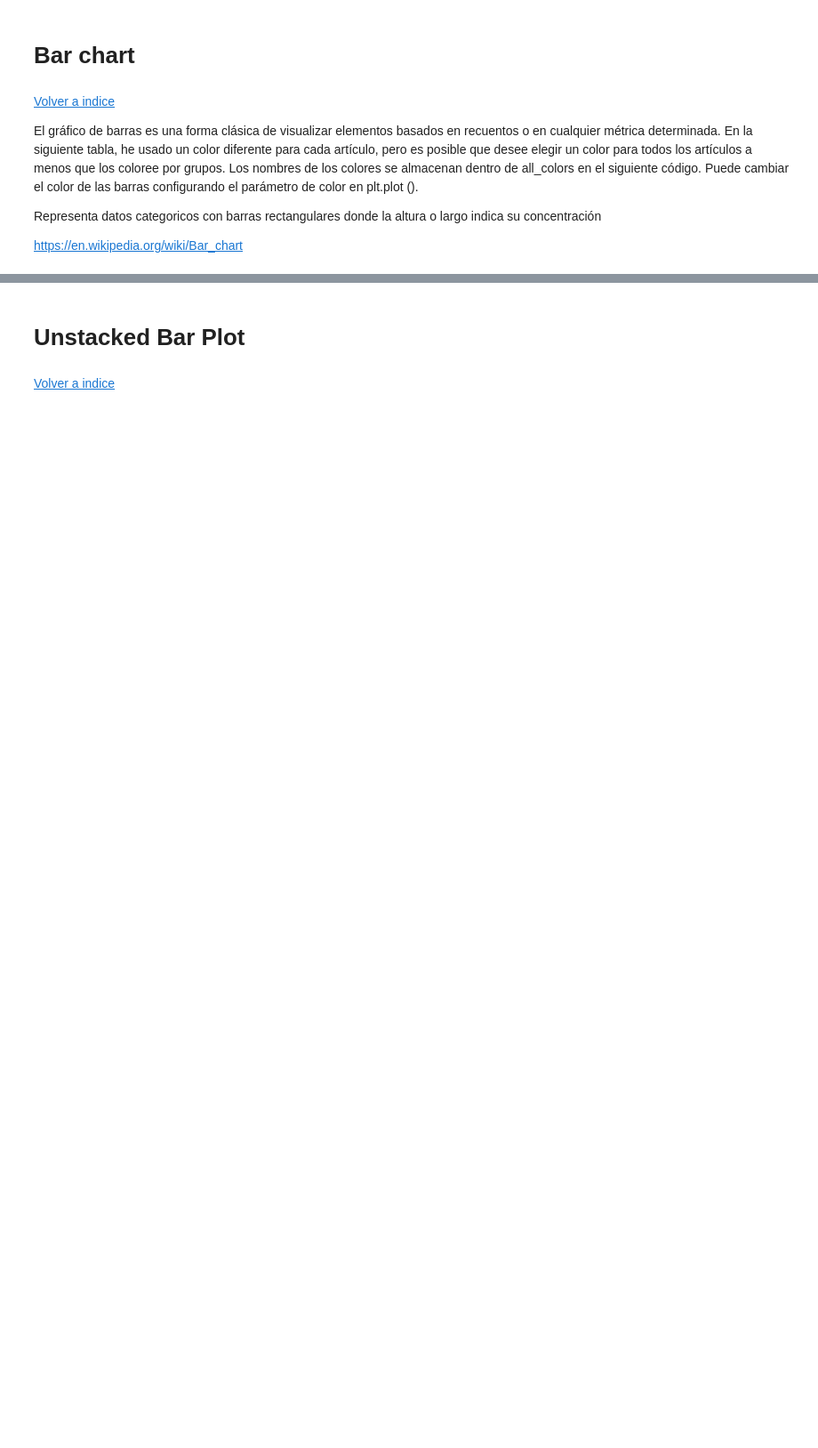
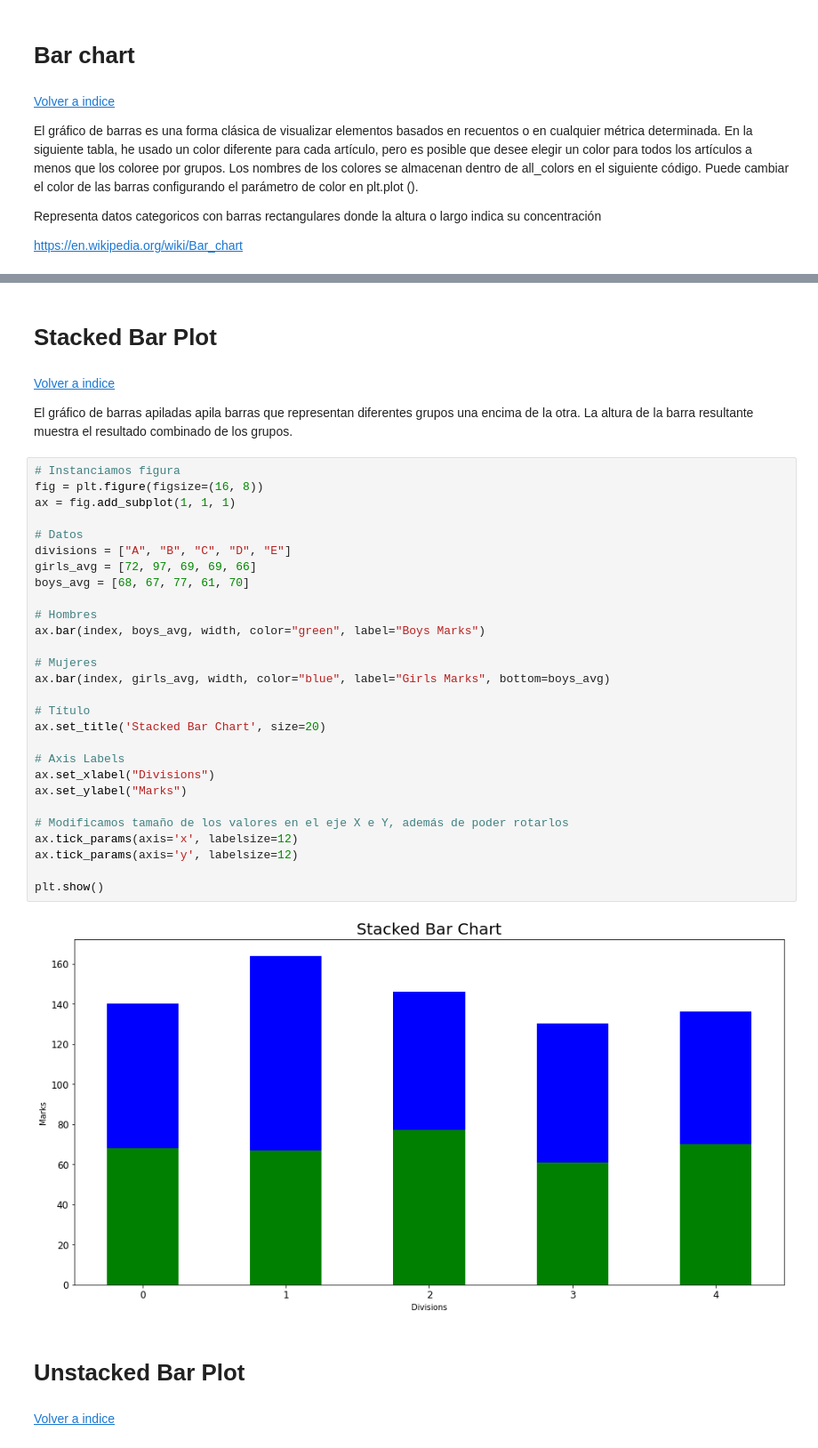
Before and after one commit to adolfoam93/Python-Plotting-Master, a Jupyter notebook: Matplotlib master notebook.ipynb, the cells around one changed output, grey strips where cells are left out. Shown at 89% size. Saved outputs shown, nothing was run; the diff lists cells and outputs as text; blank space fills up the shorter version.

```diff
--- a/Matplotlib master notebook.ipynb
+++ b/Matplotlib master notebook.ipynb
@@ -694,3 +700,40 @@ Text(0.5, 1.0, 'Bar chart')
+# %% [markdown]
+# Stacked Bar Plot
+# %% [markdown]
+[Volver a indice](#Indíce)
+
+
+El gráfico de barras apiladas apila barras que representan diferentes grupos una encima de la otra. La altura de la barra resultante muestra el resultado combinado de los grupos.
+# %%
+# Instanciamos figura
+fig = plt.figure(figsize=(16, 8))
+ax = fig.add_subplot(1, 1, 1)
+
+# Datos
+divisions = ["A", "B", "C", "D", "E"]
+girls_avg = [72, 97, 69, 69, 66]
+boys_avg = [68, 67, 77, 61, 70]
+
+# Hombres
+ax.bar(index, boys_avg, width, color="green", label="Boys Marks")
+
+# Mujeres
+ax.bar(index, girls_avg, width, color="blue", label="Girls Marks", bottom=boys_avg)
+
+# Título
+ax.set_title('Stacked Bar Chart', size=20)
+
+# Axis Labels
+ax.set_xlabel("Divisions")
+ax.set_ylabel("Marks")
+
+# Modificamos tamaño de los valores en el eje X e Y, además de poder rotarlos
+ax.tick_params(axis='x', labelsize=12)
+ax.tick_params(axis='y', labelsize=12)
+
+plt.show()
+# %% [output]
+[figure, added]
 # %% [markdown]
 # Unstacked Bar Plot
 # %% [markdown]
```
Also changed, not shown: parts of 9 cells of this notebook.
